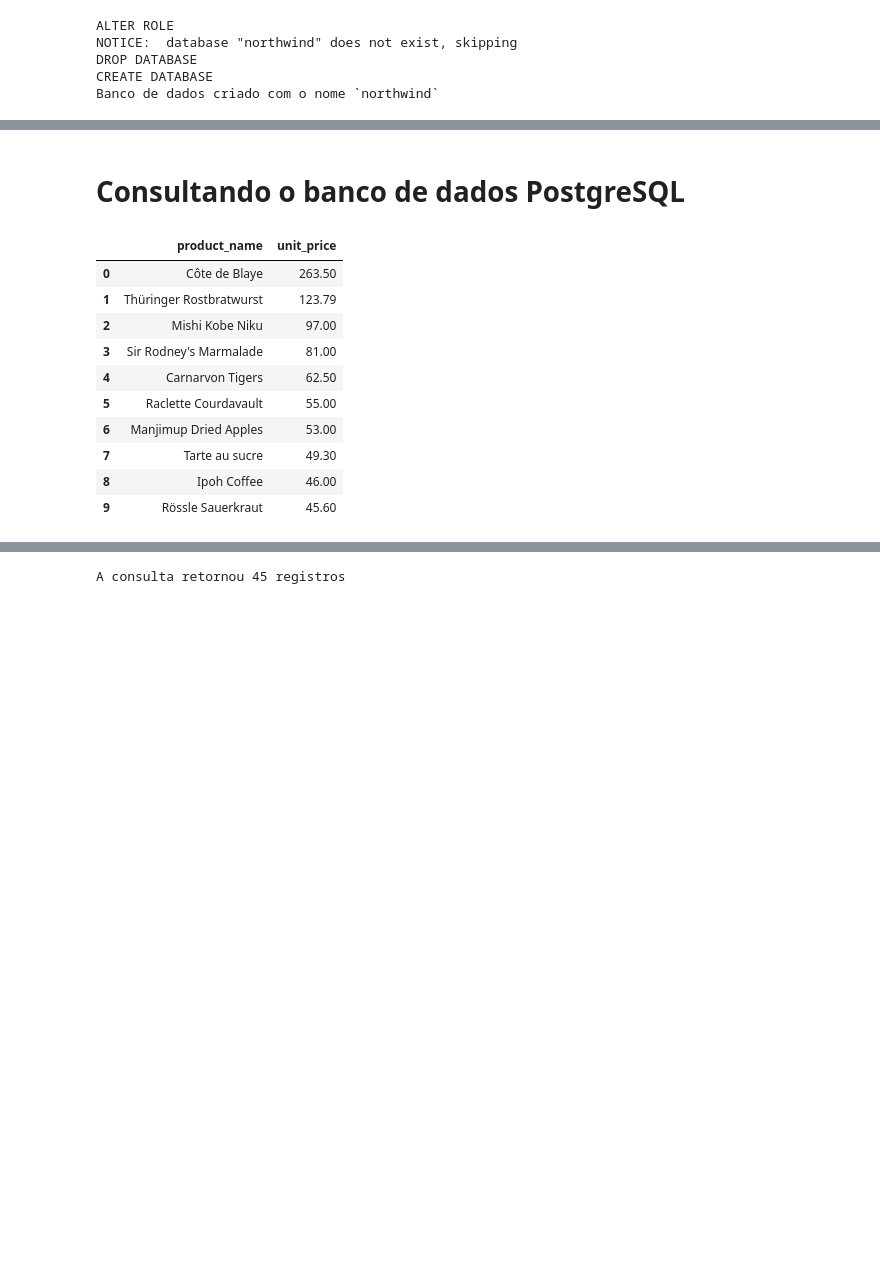
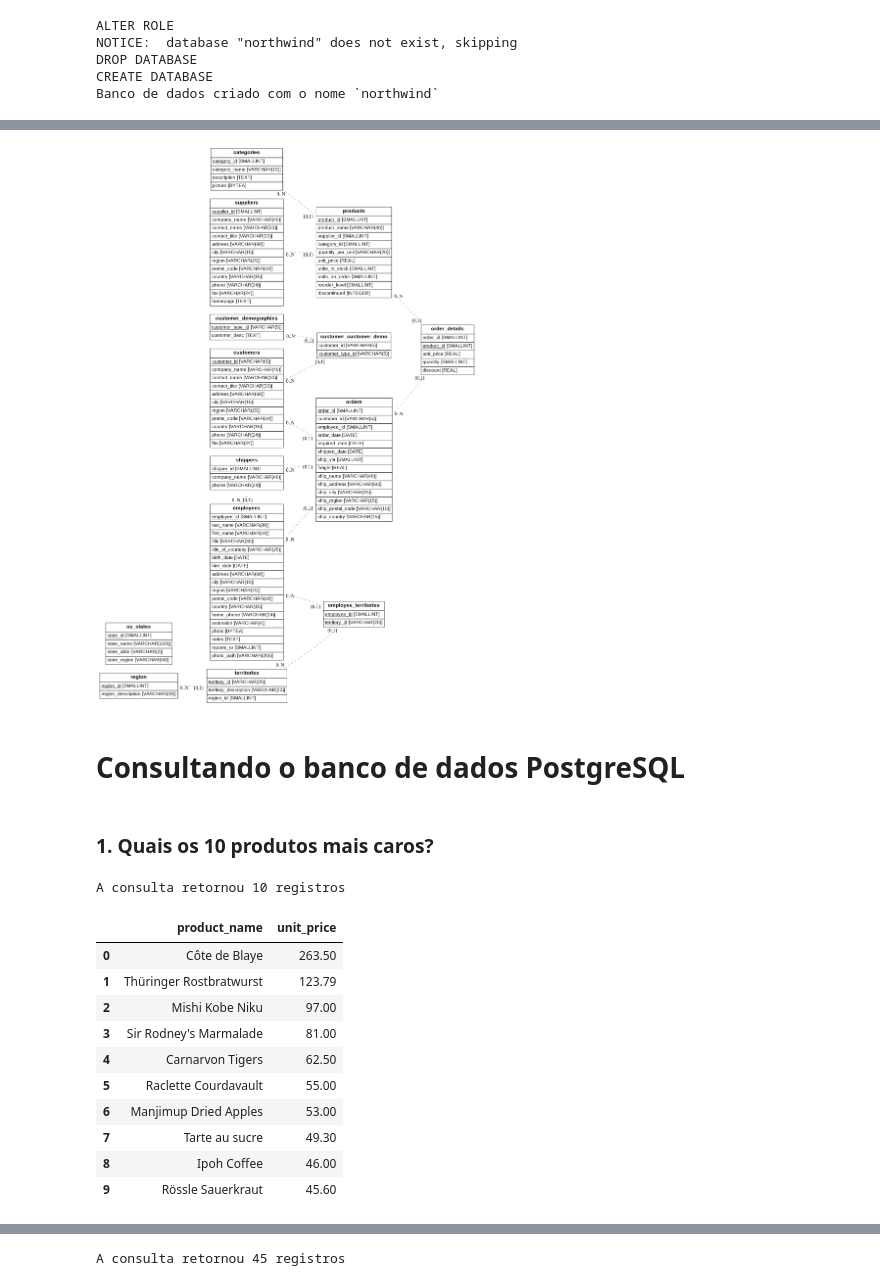
Before and after one commit to bmnds/uea-data-science-04-data-processing, a Jupyter notebook: Atividade_Pratica_Aula1.ipynb, the cells around one changed output, grey strips where cells are left out. Drawn from its saved outputs; the diff is of its cells as text; code cells hidden in the pictures; blank space fills up the shorter version.

Commit message:
Consultas do trabalho em equipe para a Atividade Prática da Aula1

```diff
--- a/Atividade_Pratica_Aula1.ipynb
+++ b/Atividade_Pratica_Aula1.ipynb
@@ -88,3 +111,14 @@ Conexão com o banco de dados estabelecida com sucesso!
+# %%
+# Desenhando o diagrama ER
+
+from eralchemy import render_er
+from IPython.display import Image
+
+er_filename = 'er.png'
+render_er(db_string, er_filename)
+Image(filename = er_filename)
+# %% [output]
+[figure, added]
 # %% [markdown]
 # Consultando o banco de dados PostgreSQL
 # %%
@@ -92,6 +126,8 @@ Conexão com o banco de dados estabelecida com sucesso!
 def print_number_of_rows(df):
   rows, cols = df.shape
   print(f'A consulta retornou {rows} registros')
+# %% [markdown]
+### 1. Quais os 10 produtos mais caros?
 # %%
 # 1. Quais os 10 produtos mais caros?
 sql = """
@@ -101,8 +137,10 @@ sql = """
   LIMIT 10
 """
 df = pd.read_sql_query(sql, con=db)
+print_number_of_rows(df)
 df
 # %% [output]
+A consulta retornou 10 registros
 |  | product_name | unit_price |
 | 0 | Côte de Blaye | 263.50 |
 | 1 | Thüringer Rostbratwurst | 123.79 |
```
Also changed, not shown: parts of 22 cells of this notebook.
